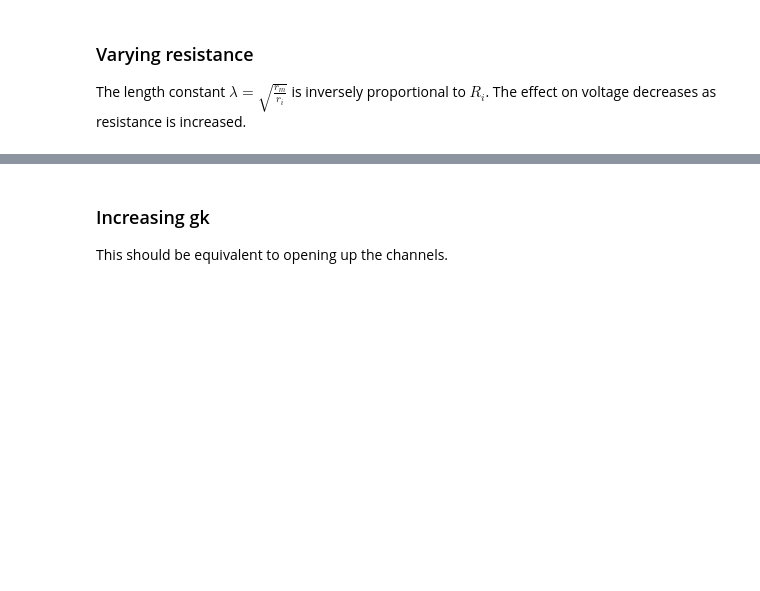
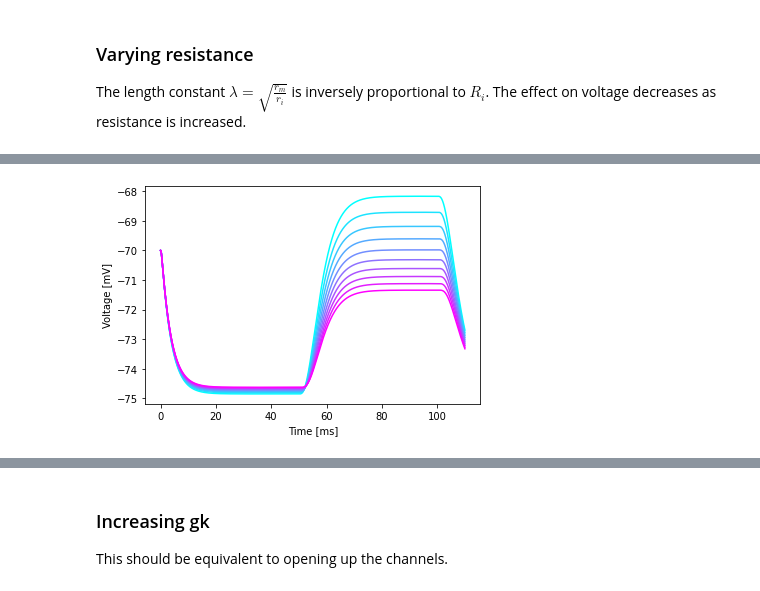
Before and after one commit to harpercho/dendritic-spines, a Jupyter notebook: simulation.ipynb, the cells around one changed output, grey strips where cells are left out. Cells and saved outputs as stored; diff of their text form; code cells hidden in the pictures; blank space fills up the shorter version.

```diff
--- a/simulation.ipynb
+++ b/simulation.ipynb
@@ -311,27 +207,3 @@ def EPSP(monitor):
 ### Varying resistance
 
 The length constant $\lambda = \sqrt{\frac{r_m}{r_i}}$ is inversely proportional to $R_i$. The effect on voltage decreases as resistance is increased.
-# %%
-R_VALS = np.linspace(1e6, 1e8, 5)
-EPSPs = np.zeros(len(R_VALS))
-
-fig, axs = plt.subplots(2,2, figsize = (15, 10))
-
-for idx,r in enumerate(R_VALS):
-    #M_spine_head, M_spine_neck, M_soma = run_sim_old(r*ohm*cm)
-    M_spine_head, M_spine_neck, M_soma = run_sim(default_params(), r*ohm*cm)
-    axs[0][0].plot(M_soma[0].t/ms, M_soma[0].v/mV, label = "R_neck = " + str(r))
-    axs[1][0].plot(M_spine_neck[0].t/ms, M_spine_neck[0].v/mV, label = "R_neck = " + str(r))
-
-    EPSPs[idx] = EPSP(M_soma[0])
-
-axs[0][1].plot(R_VALS, EPSPs)
-axs[0][1].set_xscale('log')
-axs[0][0].legend()
-
-axs[0][0].set_ylabel("[mV]")
-axs[0][0].set_xlabel("Time")
-axs[0][0].set_title("Voltage at the Soma")
-axs[0][1].set_ylabel("EPSP [mV]")
-axs[0][1].set_xlabel("R_int [ohm*cm]")
-axs[0][1].set_title("EPSP at the Soma")
@@ -344,0 +210,16 @@ Text(0.5, 1.0, 'EPSP at the Soma')
+# %%
+R_VALS = np.linspace(1e2, 1e7, 10)
+EPSPs = np.zeros(len(R_VALS))
+
+ax = plt.axes()
+cmap = [matplotlib.cm.get_cmap('cool')(i) for i in np.linspace(0,1,len(R_VALS))]
+
+ax.set_xlabel('Time [ms]')
+ax.set_ylabel('Voltage [mV]')
+
+for idx,r in enumerate(R_VALS):
+    M_spine_head, M_spine_neck, M_soma = run_sim(default_params(I_stim = 10*pA, Ri_neck = r*ohm*cm))
+    ax.plot(M_soma[0].t/ms, M_soma[0].v/mV, label = "R_neck = " + str(r), color = cmap[idx])
+    EPSPs[idx] = EPSP(M_soma[0])
+# %% [output]
+[figure, added]
```
Also changed, not shown: parts of 14 cells of this notebook.
